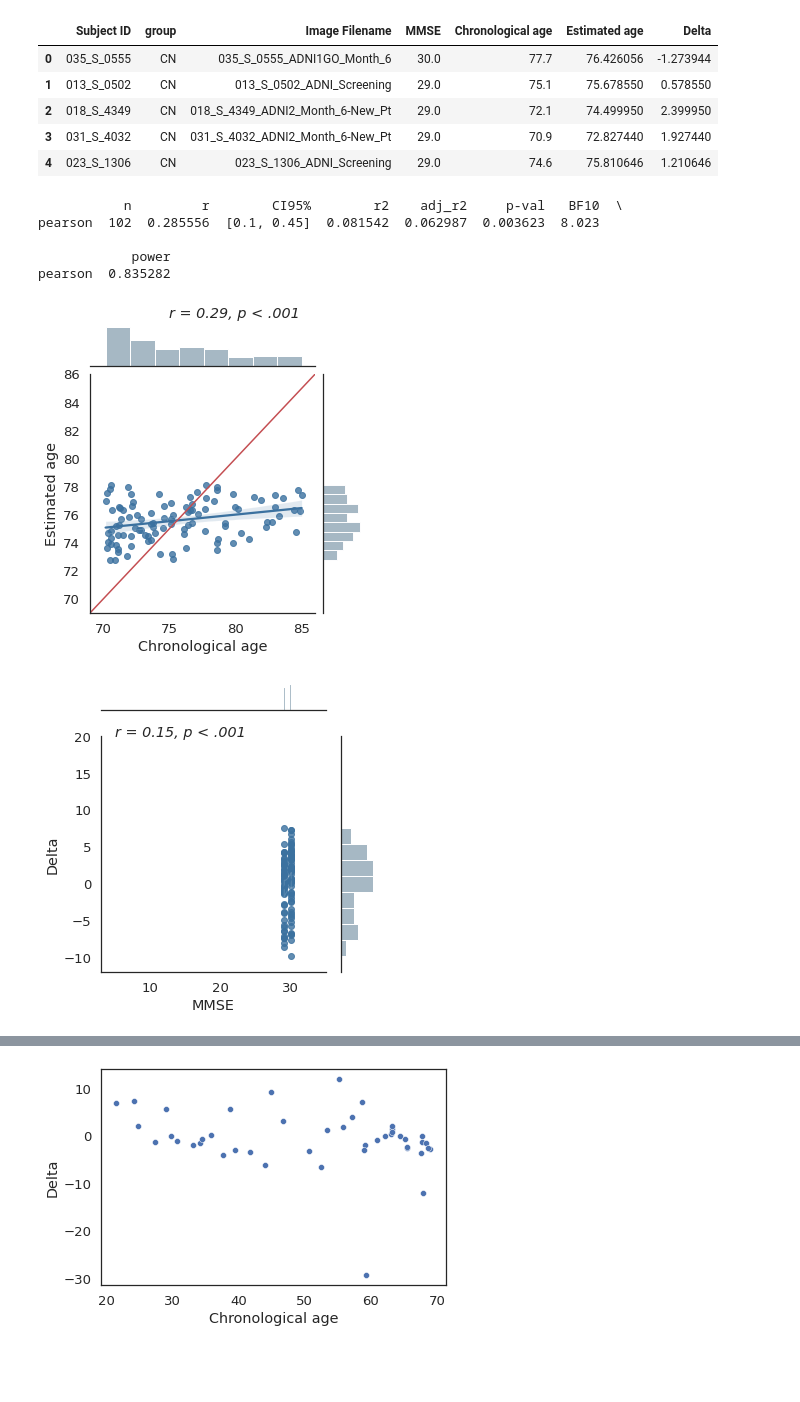
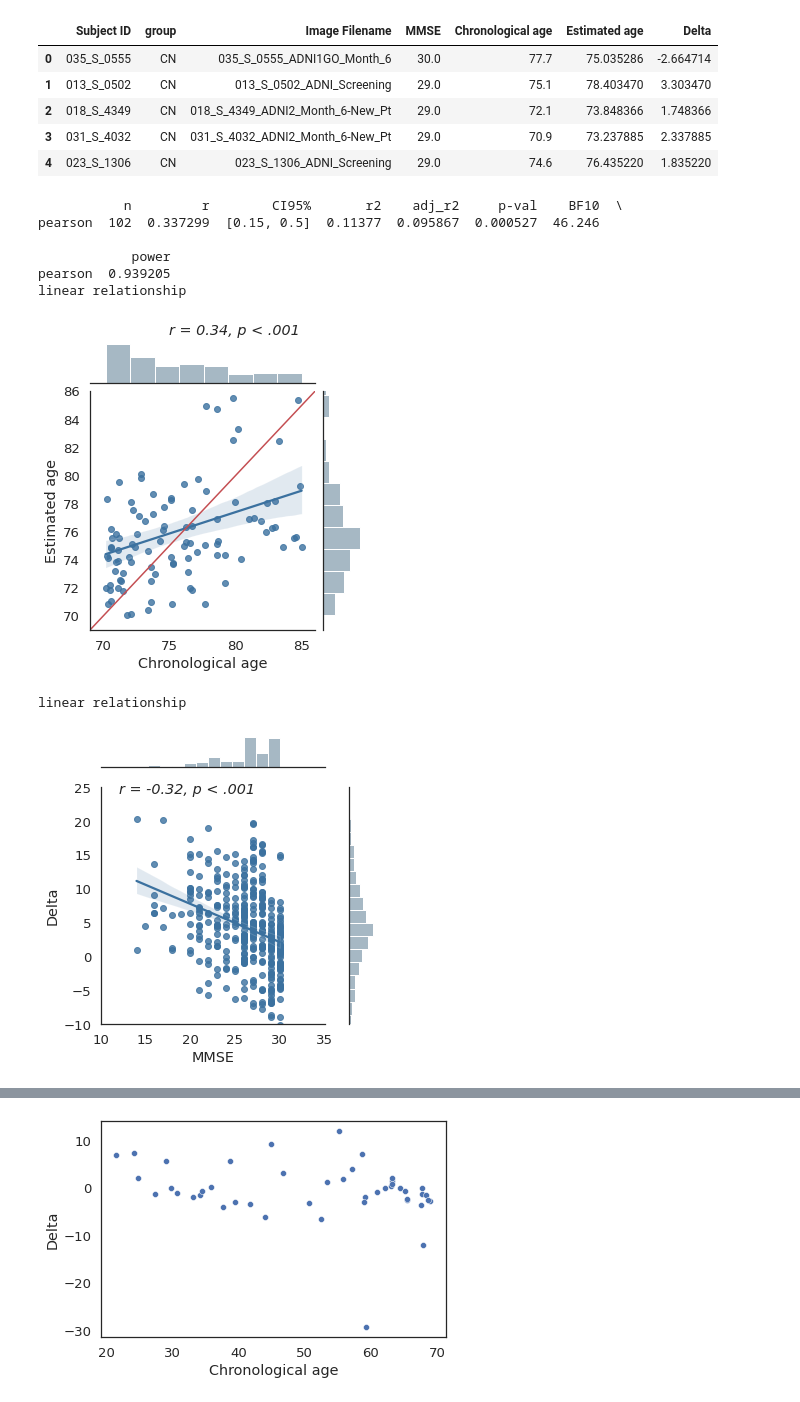
Before and after one commit to kapoloni/age_prediction, a Jupyter notebook: plots/plot_regression.ipynb, the cells around one changed output, grey strips where cells are left out. Saved outputs shown, nothing was run; the diff lists cells and outputs as text; code cells hidden in the pictures; blank space fills up the shorter version.

Commit message:
DataAugmentation on the fly

```diff
--- a/plots/plot_regression.ipynb
+++ b/plots/plot_regression.ipynb
@@ -24,12 +26,12 @@ adni['Image Filename'] = adni['Image Filename'].apply(lambda x: x.split(".nii")[
 # %%
 cn = pd.read_csv('../predict_results/test_70-100_L.csv', sep=',')
 cn['Research Group'] = 'CN'
-# ad = pd.read_csv('predict_results/ad_images_LR.csv', sep=',')
-# ad['Research Group'] = 'AD'
-# mci= pd.read_csv('predict_results/mci_images_LR.csv', sep=',')
-# mci['Research Group'] = 'MCI'
-# results = pd.concat([cn, ad, mci]).reset_index(drop=True)
-results=cn
+ad = pd.read_csv('../predict_results/ad_70-100_L.csv', sep=',')
+ad['Research Group'] = 'AD'
+mci= pd.read_csv('../predict_results/mci_70-100_L.csv', sep=',')
+mci['Research Group'] = 'MCI'
+results = pd.concat([cn, ad, mci]).reset_index(drop=True)
+# results=cn
 results = results[['Name', 'True', 'Pred', 'Research Group']]
 results.columns = ['Image Filename', 'Chronological age', 'Estimated age', 'Research Group']
 # %%
@@ -39,17 +41,18 @@ data['Delta'] = data[['Chronological age', 'Estimated age']].apply(lambda x: x['
 data.head()
 # %% [output]
 |  | Subject ID | group | Image Filename | MMSE | Chronological age | Estimated age | Delta |
-| 0 | 035_S_0555 | CN | 035_S_0555_ADNI1GO_Month_6 | 30.0 | 77.7 | 76.426056 | -1.273944 |
-| 1 | 013_S_0502 | CN | 013_S_0502_ADNI_Screening | 29.0 | 75.1 | 75.678550 | 0.578550 |
-| 2 | 018_S_4349 | CN | 018_S_4349_ADNI2_Month_6-New_Pt | 29.0 | 72.1 | 74.499950 | 2.399950 |
-| 3 | 031_S_4032 | CN | 031_S_4032_ADNI2_Month_6-New_Pt | 29.0 | 70.9 | 72.827440 | 1.927440 |
-| 4 | 023_S_1306 | CN | 023_S_1306_ADNI_Screening | 29.0 | 74.6 | 75.810646 | 1.210646 |
+| 0 | 035_S_0555 | CN | 035_S_0555_ADNI1GO_Month_6 | 30.0 | 77.7 | 75.035286 | -2.664714 |
+| 1 | 013_S_0502 | CN | 013_S_0502_ADNI_Screening | 29.0 | 75.1 | 78.403470 | 3.303470 |
+| 2 | 018_S_4349 | CN | 018_S_4349_ADNI2_Month_6-New_Pt | 29.0 | 72.1 | 73.848366 | 1.748366 |
+| 3 | 031_S_4032 | CN | 031_S_4032_ADNI2_Month_6-New_Pt | 29.0 | 70.9 | 73.237885 | 2.337885 |
+| 4 | 023_S_1306 | CN | 023_S_1306_ADNI_Screening | 29.0 | 74.6 | 76.435220 | 1.835220 |
 # %%
 
 sns.set(style='white', font_scale=1.2)
 dt = data[data.group=='CN']
 pearson = pg.corr(dt['Estimated age'], dt['Chronological age'])
 print(pearson)
+print("linear relationship" if pearson['p-val'][0]<0.001 else "not linear relationship")
 g = sns.JointGrid(data=dt, x='Chronological age', y='Estimated age',
                   xlim=(69, 86), ylim=(69, 86), height=5)
 g.plot_joint(sns.regplot, color="xkcd:muted blue")
@@ -61,20 +64,24 @@ lims = [max(x0, y0), min(x1, y1)]
 g.ax_joint.plot(lims, lims, '-r')
 plt.tight_layout()
 # %% [output]
-           n         r        CI95%        r2    adj_r2     p-val   BF10  \
-pearson  102  0.285556  [0.1, 0.45]  0.081542  0.062987  0.003623  8.023
+           n         r        CI95%       r2    adj_r2     p-val    BF10  \
+pearson  102  0.337299  [0.15, 0.5]  0.11377  0.095867  0.000527  46.246
 
             power
-pearson  0.835282
+pearson  0.939205
+linear relationship
-[figure, old version]
+[figure, new version]
 # %%
 
 sns.set(style='white', font_scale=1.2)
 pearson = pg.corr(data.MMSE, data.Delta)
-g = sns.JointGrid(data=data, x='MMSE', y='Delta', xlim=(3, 35), ylim=(-12, 20), height=5)
+print("linear relationship" if pearson['p-val'][0]<0.001 else "not linear relationship")
+g = sns.JointGrid(data=data, x='MMSE', y='Delta', xlim=(10, 35), ylim=(-10, 25), height=5)
 g.plot_joint(sns.regplot, color="xkcd:muted blue")
 g = g.plot_marginals(sns.histplot, color="xkcd:bluey grey")
-g.ax_joint.text(5, 20, 'r = ' + str(pearson.r[0].round(2)) + ', p < .001', fontstyle='italic')
+g.ax_joint.text(12, 24, 'r = ' + str(pearson.r[0].round(2)) + ', p < .001', fontstyle='italic')
 plt.tight_layout()
+# plt.savefig("mmse_delta_L.pdf", bbox_inches='tight')
 # %% [output]
+linear relationship
-[figure, old version]
+[figure, new version]
```
Also changed, not shown: parts of 7 cells of this notebook, 49 other files.
